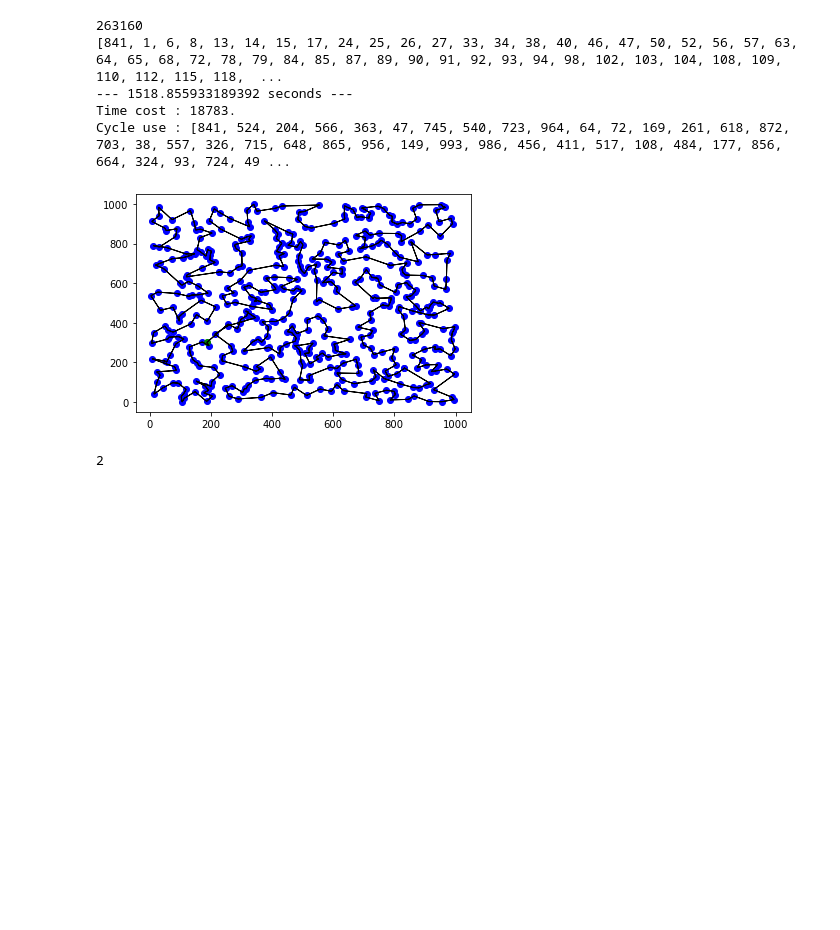
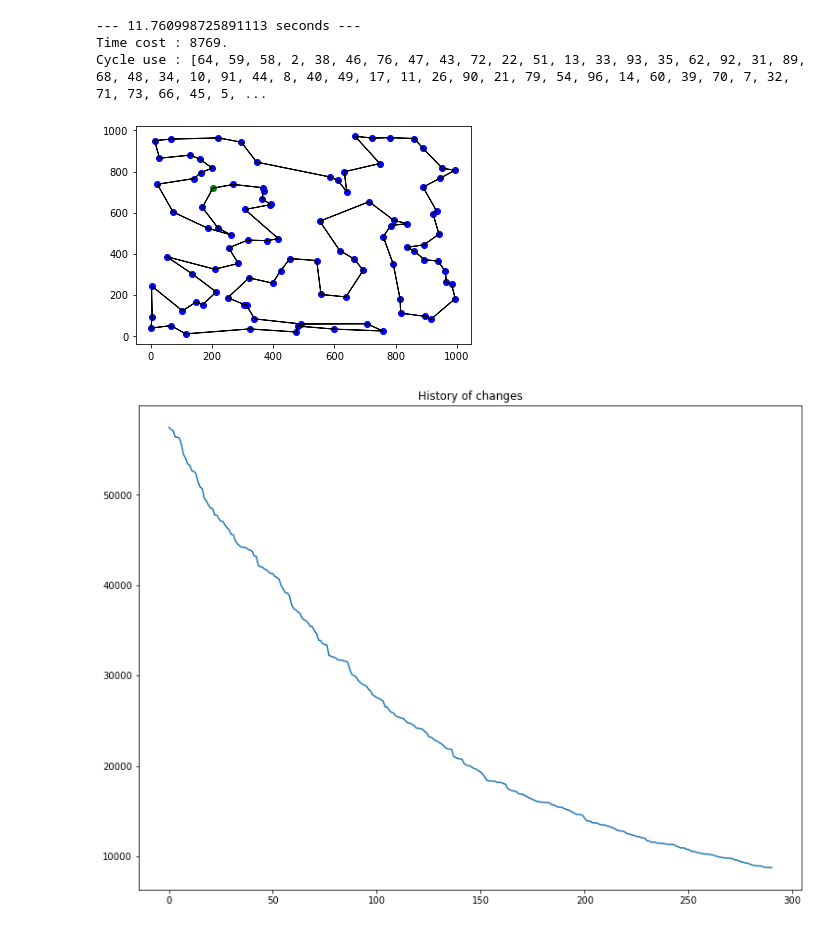
Before and after one commit to SnipeDragons/Algo-Livrable-1, a Jupyter notebook: Recuit.ipynb, the cells around one changed output. Cells and saved outputs as stored; diff of their text form; code cells hidden in the pictures; blank space fills up the shorter version.

Commit message:
redone recuit

```diff
--- a/Recuit.ipynb
+++ b/Recuit.ipynb
@@ -50,6 +50,27 @@ def DefinitionCity(cities: list) -> list:
     # Return the list of city
     return [[cities[i][0],cities[i][1],delivered[i]] for i in range(len(cities))]
 
+def DefinitionCityFull(cities: list) -> list:
+    """
+    Defines the type of cities
+
+    Arguments:
+        cities: The cities
+        no_delivered: Removal of undelivered cities
+
+    Return:
+        The list of cities
+    """
+
+    # Define the kind of city
+    delivered = [1] * len(cities)
+
+    # Define a repository
+    delivered[random.randint(1, len(cities)) - 1] = 2
+
+    # Return the list of city
+    return [[cities[i][0],cities[i][1],delivered[i]] for i in range(len(cities))]
+
 
 def GeneratorGraph(cities: list, fluctuation: int = 10, fluctuation_weight: int = 10):
     """
@@ -366,13 +328,13 @@ def DisplayCycle(ax, cities: list, path: list, annotate: bool = True, red: bool
 random.seed(5)
 
 # Generator settings
-nbPoints = 1000
+nbPoints = 100
 Size_Map = (1000, 1000)
 Fluctuation = 1
 Fluctuation_Weight = 1
 
 # Generation of cities
-points = DefinitionCity(GeneratorCity(nbPoints, Size_Map))
+points = DefinitionCityFull(GeneratorCity(nbPoints, Size_Map))
 
 # Generation of the graph
 graph = GeneratorGraph(points, Fluctuation, Fluctuation_Weight)
@@ -389,34 +351,32 @@ cycle = repository + cycle + repository
 # %%
 random.seed(time.time_ns())
 #random.seed(5)
 ## Initiale solution
 # Calculate the energie of the path
 energie = EnergieSum(graph, cycle)
-print(energie)
-print(cycle)
+
 # Initiate the first figure
 #fig1, ax1 = plt.subplots()
 #DisplayCycle(ax1, points, cycle)
 
 ## Improvement of the solution
 start_time = time.time()
 #cycle, energie = Recuit(graph, cycle, energie, 2000000)#, 0.001)#, 0.999)
-cycle2, energie2 = Recuit2(graph, cycle, energie)
+cycle2, energie2, History = Recuit(graph, cycle, energie)
 
 print("--- %s seconds ---" % (time.time() - start_time))
 print("Time cost : %s." % energie2)
 print("Cycle use : " + str(cycle2) + ".")
 # Initiate the second figure
 fig2, ax2 = plt.subplots()
 DisplayCycle(ax2, points, cycle2, nbPoints<100, nbPoints<1000)
+plt.figure(figsize=(12.8,9.6))
+plt.plot(range(History.__len__()), History)
+plt.title("History of changes")
+plt.show()
 # %% [output]
-263160
-[841, 1, 6, 8, 13, 14, 15, 17, 24, 25, 26, 27, 33, 34, 38, 40, 46, 47, 50, 52, 56, 57, 63, 64, 65, 68, 72, 78, 79, 84, 85, 87, 89, 90, 91, 92, 93, 94, 98, 102, 103, 104, 108, 109, 110, 112, 115, 118,  ...
---- 1518.855933189392 seconds ---
-Time cost : 18783.
-Cycle use : [841, 524, 204, 566, 363, 47, 745, 540, 723, 964, 64, 72, 169, 261, 618, 872, 703, 38, 557, 326, 715, 648, 865, 956, 149, 993, 986, 456, 411, 517, 108, 484, 177, 856, 664, 324, 93, 724, 49 ...
+--- 11.760998725891113 seconds ---
+Time cost : 8769.
+Cycle use : [64, 59, 58, 2, 38, 46, 76, 47, 43, 72, 22, 51, 13, 33, 93, 35, 62, 92, 31, 89, 68, 48, 34, 10, 91, 44, 8, 40, 49, 17, 11, 26, 90, 21, 79, 54, 96, 14, 60, 39, 70, 7, 32, 71, 73, 66, 45, 5, ...
-[figure, old version]
+[figure, new version]
+[figure, added]
-# %%
-print(random.randint(1,2))
-# %% [output]
-2
```
Also changed, not shown: parts of 2 cells of this notebook, 6 other files.
